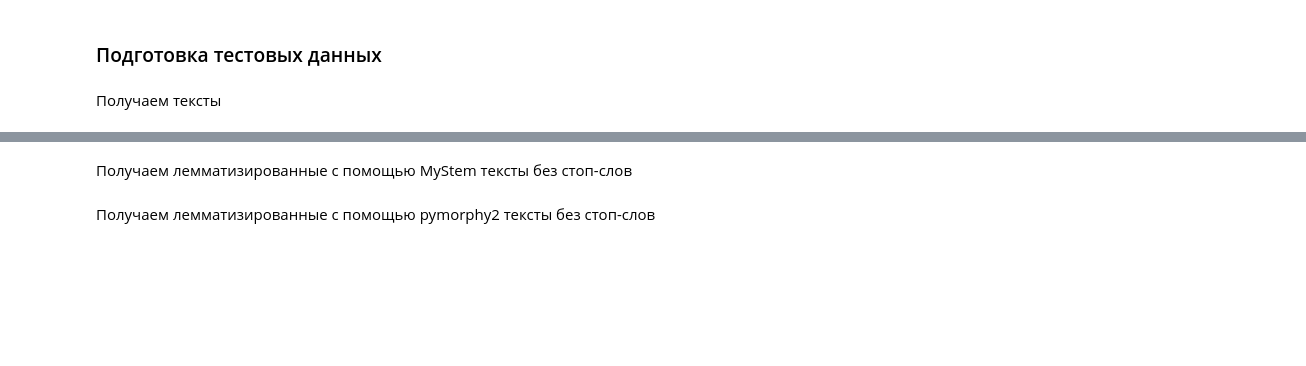
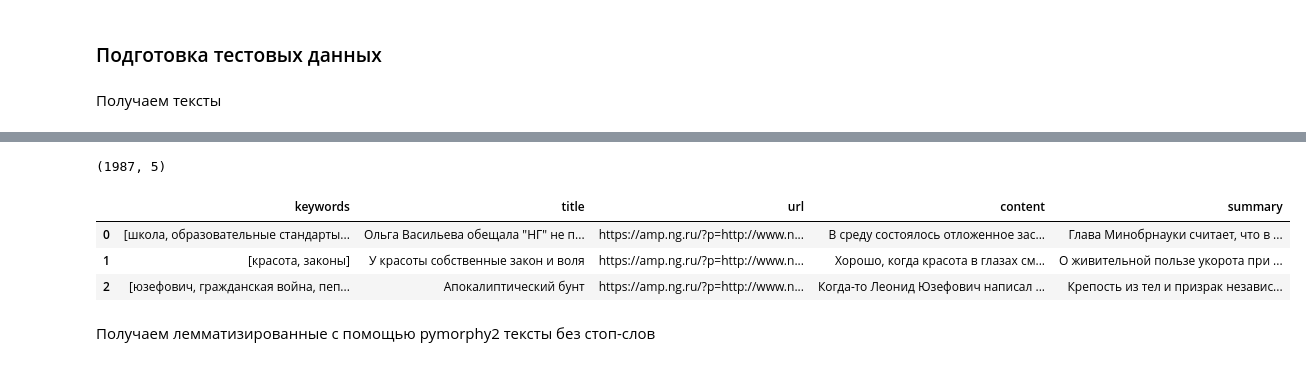
Before and after one commit to Liliooon/compling_assignments, a Jupyter notebook: DZ10.ipynb, the cells around one changed output, grey strips where cells are left out. Saved outputs shown, nothing was run; the diff lists cells and outputs as text; code cells hidden in the pictures; blank space fills up the shorter version.

Commit message:
Used data changed

```diff
--- a/DZ10.ipynb
+++ b/DZ10.ipynb
@@ -9,2 +38,4 @@
+# %%
+PATH_TO_DATA = './'
 # %%
 import os
@@ -24,2 +43,15 @@ texts = get_texts(PATH)
-# %% [markdown]
-Получаем лемматизированные с помощью MyStem тексты без стоп-слов
+# %%
+files = [os.path.join(PATH_TO_DATA, file) for file in os.listdir(PATH_TO_DATA) if file.endswith('jsonlines')]
+
+data = pd.concat([pd.read_json(file, lines=True) for file in files][:5], axis=0, ignore_index=True)
+
+data.shape
+# %% [output]
+(1987, 5)
+# %%
+data.head(3)
+# %% [output]
+|  | keywords | title | url | content | summary |
+| 0 | [школа, образовательные стандарты... | Ольга Васильева обещала "НГ" не п... | https://amp.ng.ru/?p=http://www.n... | В среду состоялось отложенное зас... | Глава Минобрнауки считает, что в ... |
+| 1 | [красота, законы] | У красоты собственные закон и воля | https://amp.ng.ru/?p=http://www.n... | Хорошо, когда красота в глазах см... | О живительной пользе укорота при ... |
+| 2 | [юзефович, гражданская война, пеп... | Апокалиптический бунт | https://amp.ng.ru/?p=http://www.n... | Когда-то Леонид Юзефович написал ... | Крепость из тел и призрак независ... |
```
Also changed, not shown: parts of 46 cells of this notebook.
